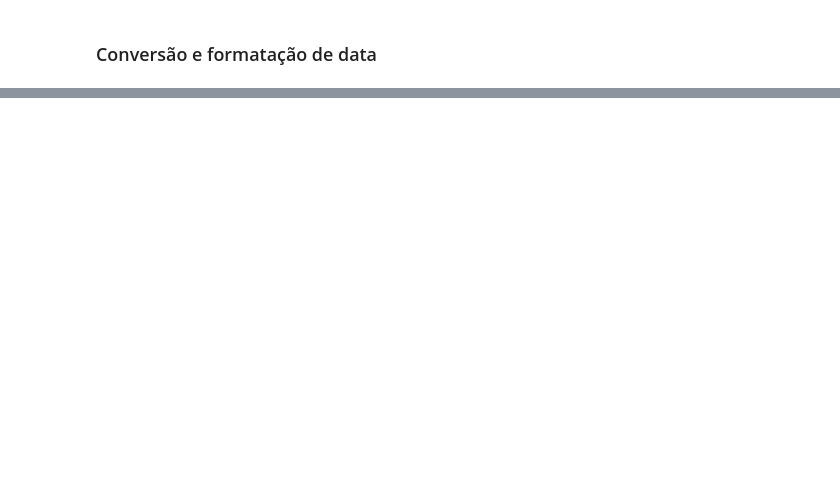
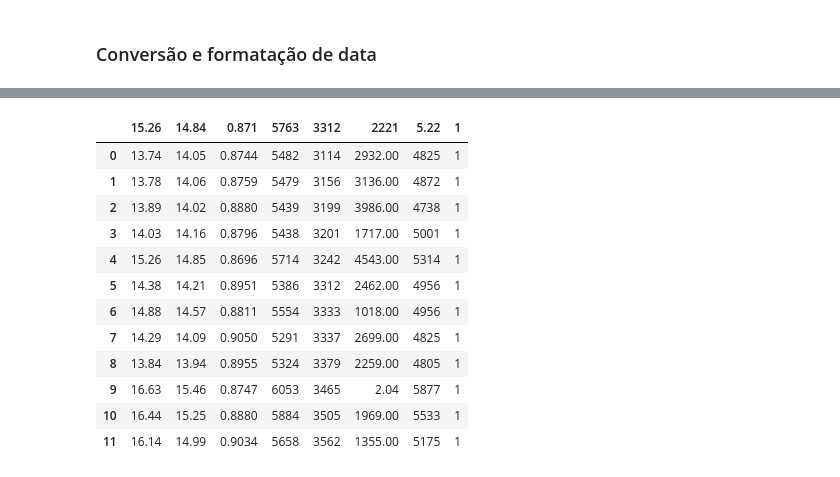
Before and after one commit to DanRelief/DanRelief, a Jupyter notebook: Pandas.ipynb, the cells around one changed output, grey strips where cells are left out. Saved outputs shown, nothing was run; the diff lists cells and outputs as text; code cells hidden in the pictures; blank space fills up the shorter version.

```diff
--- a/Pandas.ipynb
+++ b/Pandas.ipynb
@@ -1526,0 +1131,17 @@ memory usage: 940.0+ bytes
+# %%
+dataset= pd.read_excel('seeds.xlsx', sheet_name= "Planilha2") #lendo a guia específica do excel
+dataset
+# %% [output]
+|  | 15.26 | 14.84 | 0.871 | 5763 | 3312 | 2221 | 5.22 | 1 |
+| 0 | 13.74 | 14.05 | 0.8744 | 5482 | 3114 | 2932.00 | 4825 | 1 |
+| 1 | 13.78 | 14.06 | 0.8759 | 5479 | 3156 | 3136.00 | 4872 | 1 |
+| 2 | 13.89 | 14.02 | 0.8880 | 5439 | 3199 | 3986.00 | 4738 | 1 |
+| 3 | 14.03 | 14.16 | 0.8796 | 5438 | 3201 | 1717.00 | 5001 | 1 |
+| 4 | 15.26 | 14.85 | 0.8696 | 5714 | 3242 | 4543.00 | 5314 | 1 |
+| 5 | 14.38 | 14.21 | 0.8951 | 5386 | 3312 | 2462.00 | 4956 | 1 |
+| 6 | 14.88 | 14.57 | 0.8811 | 5554 | 3333 | 1018.00 | 4956 | 1 |
+| 7 | 14.29 | 14.09 | 0.9050 | 5291 | 3337 | 2699.00 | 4825 | 1 |
+| 8 | 13.84 | 13.94 | 0.8955 | 5324 | 3379 | 2259.00 | 4805 | 1 |
+| 9 | 16.63 | 15.46 | 0.8747 | 6053 | 3465 | 2.04 | 5877 | 1 |
+| 10 | 16.44 | 15.25 | 0.8880 | 5884 | 3505 | 1969.00 | 5533 | 1 |
+| 11 | 16.14 | 14.99 | 0.9034 | 5658 | 3562 | 1355.00 | 5175 | 1 |
```
Also changed, not shown: parts of 92 cells of this notebook.
